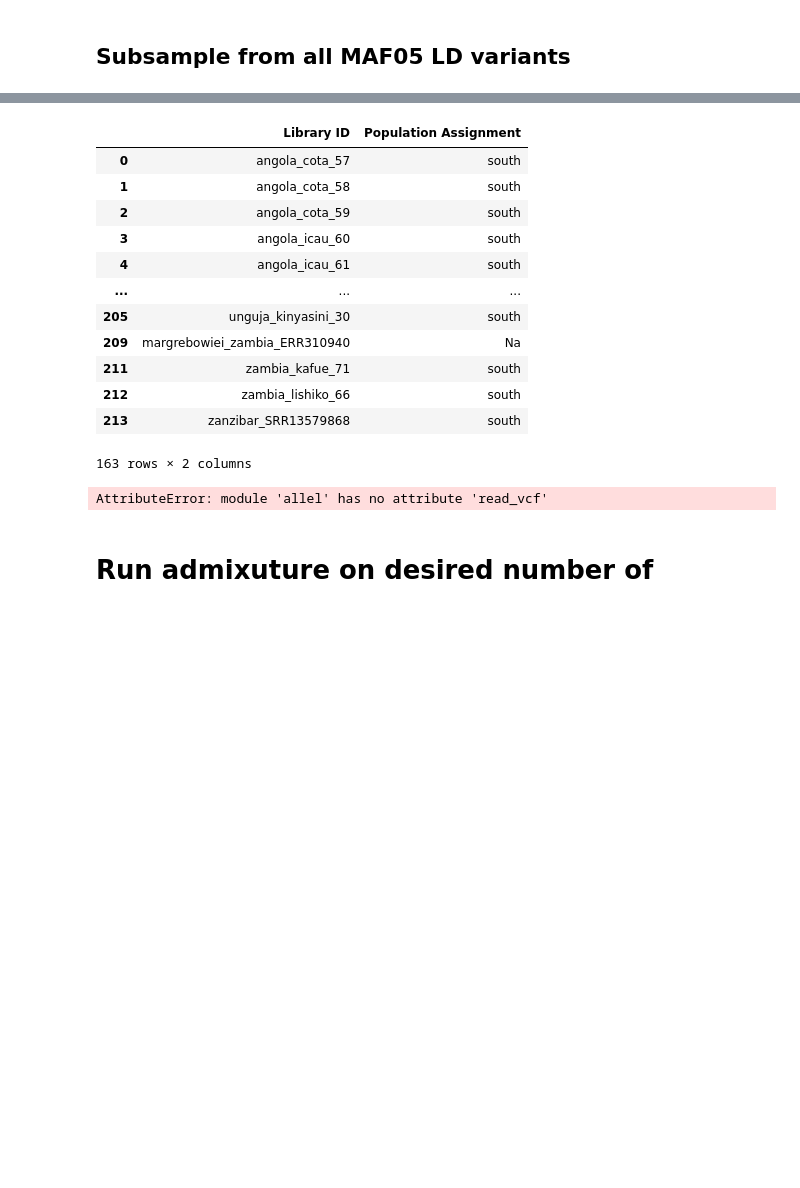
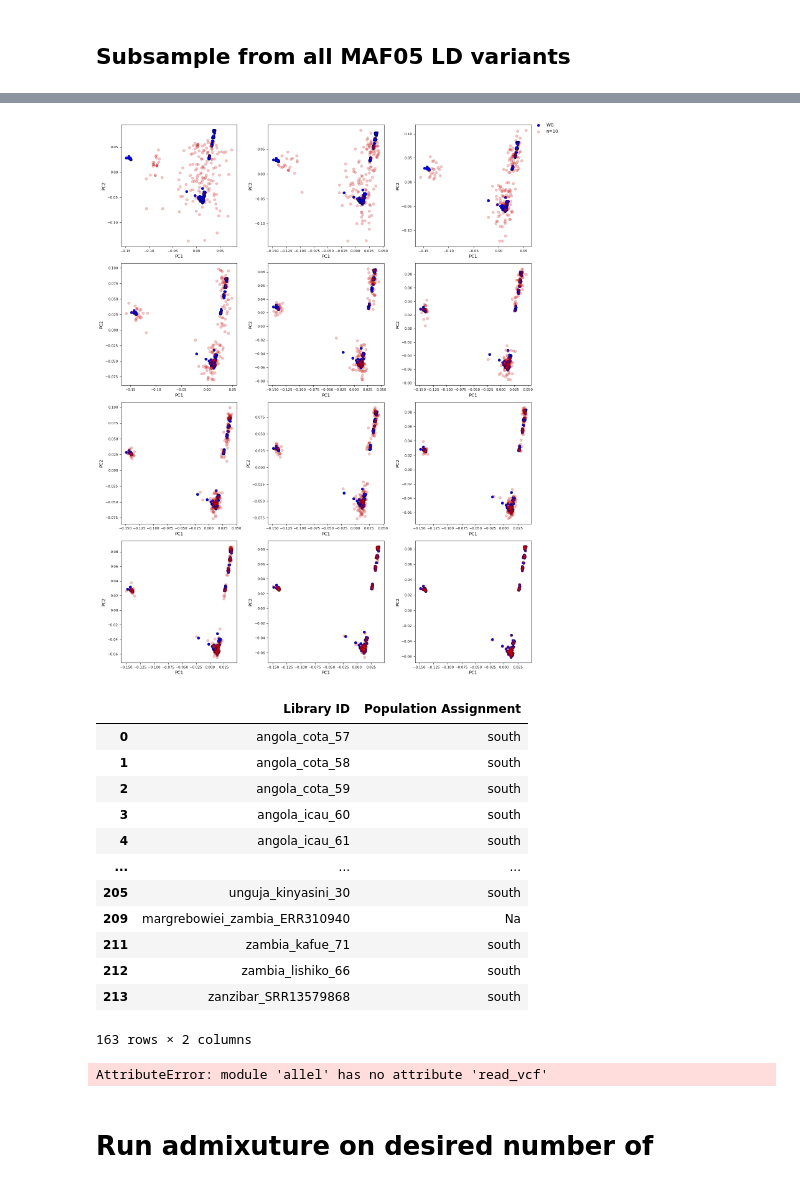
Before and after one commit to nealplatt/schisto_aim_panel, a Jupyter notebook: code/aim_panel_development.ipynb, the cells around one changed output, grey strips where cells are left out. Saved outputs shown, nothing was run; the diff lists cells and outputs as text; code cells hidden in the pictures; blank space fills up the shorter version.

```diff
--- a/code/aim_panel_development.ipynb
+++ b/code/aim_panel_development.ipynb
@@ -989,3 +705,77 @@ plt.show()
+# %%
+import numpy as np
+import pandas as pd
+import os
+import matplotlib.pyplot as plt
+
+# Set environment variables
+proj_dir = "/master/nplatt/schisto_aim_panel"
+results_dir = f"{proj_dir}/results"
+os.chdir(f"{results_dir}/subsample_snvs")
+
+# SNV counts to plot, reversed for low-to-high
+pca_n_snvs = [10, 20, 50, 100, 200, 300, 400, 500, 1000, 2000, 10000, 100000]
+rep = 53  # Or use np.random.randint(0, 100)
+
+# Figure size (width, height in inches)
+fig_width = 15
+fig_height = 18
+
+# Create 4x3 grid
+fig, axs = plt.subplots(4, 3, figsize=(fig_width, fig_height))
+axs = axs.flatten()
+
+# To store legend handles/labels
+legend_handles = None
+legend_labels = None
+
+for i, n_snvs in enumerate(pca_n_snvs):
+    ax = axs[i]
+    try:
+        coords_file = f"replicates/subsample_n{n_snvs}_rep{rep}.transformed_coords.csv"
+        pca_df = pd.read_csv(coords_file, sep=",", header=0)
+
+        wg_x = pca_df["aligned_wg_pc1"]
+        wg_y = pca_df["aligned_wg_pc2"]
+        p_x = pca_df["aligned_panel_pc1"]
+        p_y = pca_df["aligned_panel_pc2"]
+
+        wg_plot = ax.scatter(wg_x, wg_y, label="WG", color='blue', alpha=1, edgecolor="black", linewidth=0.5)
+        p_plot = ax.scatter(p_x, p_y, label=f"n={n_snvs}", color='red', alpha=0.4, edgecolor="black", linewidth=0.5)
+
+        ax.set_xlabel("PC1")
+        ax.set_ylabel("PC2")
+        ax.tick_params(labelsize=8)
+
+        if legend_handles is None:
+            legend_handles, legend_labels = ax.get_legend_handles_labels()
+
+    except Exception as e:
+        print(f"Failed to plot n={n_snvs}, rep={rep}: {e}")
+        ax.text(0.5, 0.5, f"Failed: n={n_snvs}", ha='center', va='center', fontsize=8)
+        ax.axis("off")
+
+# Hide any unused axes
+for j in range(len(pca_n_snvs), len(axs)):
+    axs[j].axis("off")
+
+# Add a global legend to the top-right corner
+if legend_handles and legend_labels:
+    fig.legend(
+        legend_handles,
+        legend_labels,
+        loc='upper right',
+        fontsize=10,
+        frameon=False
+    )
+
+plt.tight_layout(rect=[0, 0, 0.95, 1])  # Leave space for the legend on the right
+plt.show()
+plt.savefig("pca_procrustes_grid.png", dpi=600, facecolor="white", bbox_inches="tight")
+plt.savefig("pca_procrustes_grid.svg")
+plt.close()
+# %% [output]
+[figure, added]
 # %%
 Path(f"{results_dir}/pi").mkdir(parents=True, exist_ok=True)
 os.chdir(f"{results_dir}/pi")
```
Also changed, not shown: parts of 42 cells of this notebook.
